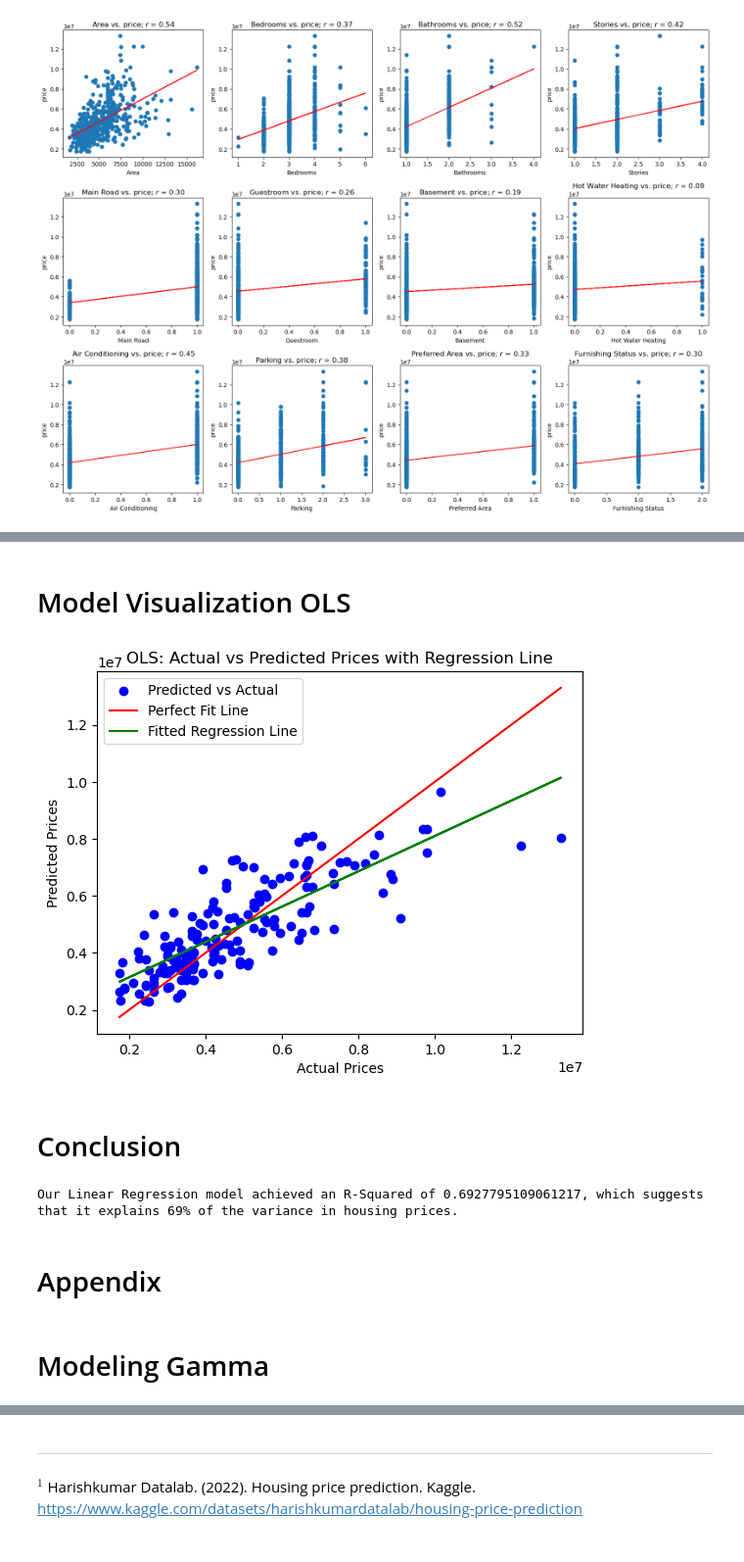
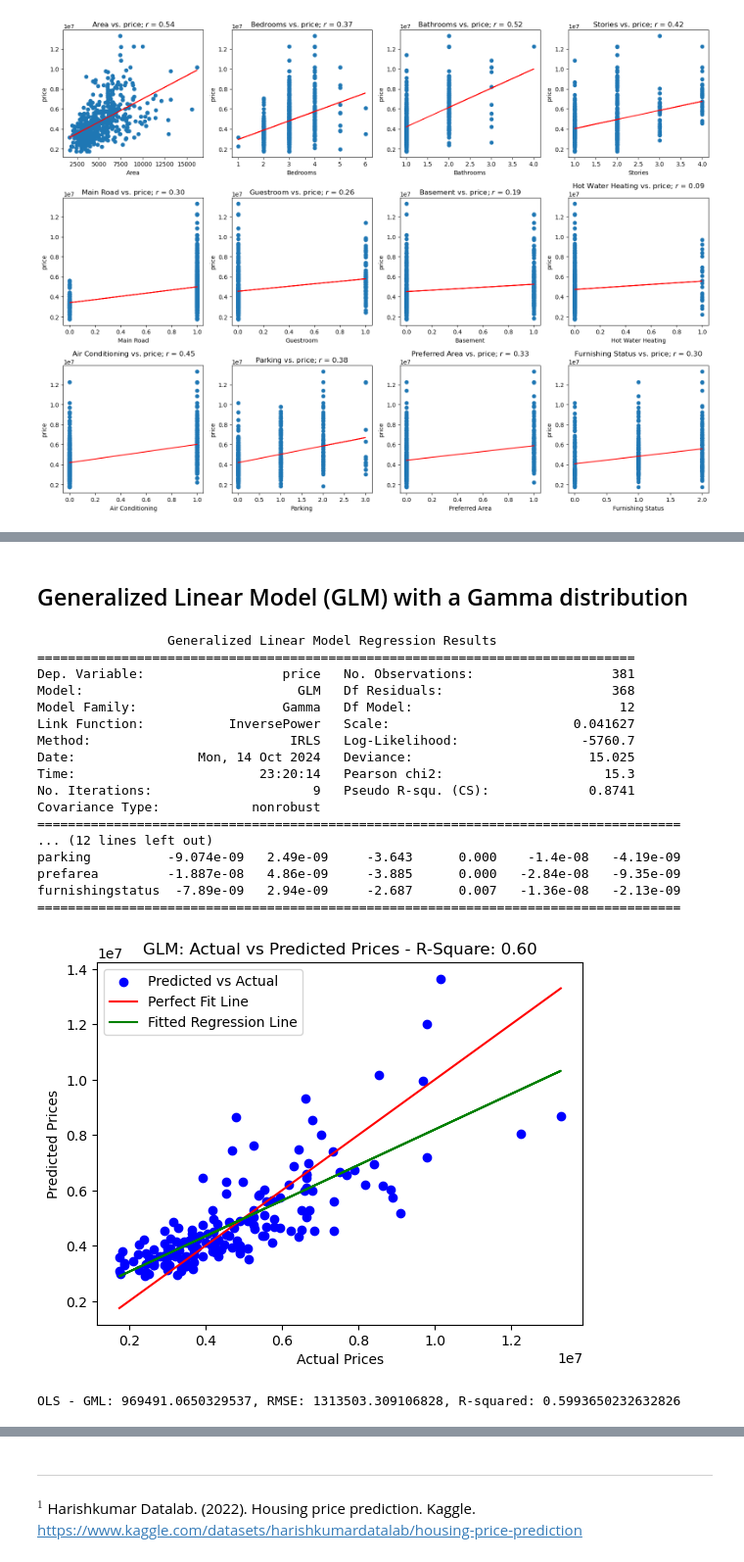
Before and after one commit to apadin-usd/AAI-500-Final-Project-Code-Team-4, a Jupyter notebook: notebooks/housing_prediction.ipynb, the cells around one changed output, grey strips where cells are left out. Shown: that part at 98% size. Cells and saved outputs as stored; diff of their text form; code cells hidden in the pictures.

Commit message:
Added OLS, Gamma and Lasso

```diff
--- a/notebooks/final_project.ipynb
+++ b/notebooks/housing_prediction.ipynb
@@ -300,41 +318,43 @@ OLS - MAE: 925543.5483156556, RMSE: 1238970.442919462, R-squared: 0.643541962895
-# %% [markdown]
-#  Model Visualization OLS
-# %%
-# Scatter plot of actual vs predicted prices from the OLS model
-plt.scatter(y_test, ols_predictions, color='blue', label='Predicted vs Actual')  # Use OLS predictions
-
-# Adding a perfect fit line (y = x)
-line = np.linspace(min(y_test), max(y_test), 100)
-plt.plot(line, line, color='red', label='Perfect Fit Line')
-
-# Fitting the regression line to the actual vs predicted values
-regression_line = np.polyfit(y_test, ols_predictions, 1)  # Fit line based on OLS predictions
-plt.plot(y_test, np.polyval(regression_line, y_test), color='green', label='Fitted Regression Line')
-
-# Adding labels, title, and legend
-plt.xlabel("Actual Prices")
-plt.ylabel("Predicted Prices")
-plt.title("OLS: Actual vs Predicted Prices with Regression Line")
-plt.legend()
-plt.show()
-# %% [output]
-[figure, removed]
-# %% [markdown]
-# Conclusion
-# %%
-
-print(f'Our Linear Regression model achieved an R-Squared of {ols_model.rsquared}, which suggests that it explains {(ols_model.rsquared * 100):.0f}% of the variance in housing prices.')
-# %% [output]
-Our Linear Regression model achieved an R-Squared of 0.6927795109061217, which suggests that it explains 69% of the variance in housing prices.
-# %% [markdown]
-#  Appendix
-# %% [markdown]
-# Modeling Gamma
+# %% [markdown]
+## Generalized Linear Model (GLM) with a Gamma distribution
 # %%
 X_train_glm = X_train_ols
 X_test_glm = X_test_ols
 
 glm_model = sm.GLM(y_train, X_train_glm, family=sm.families.Gamma()).fit()
 
 # make predictions
 glm_predictions = glm_model.predict(X_test_glm)
+print(glm_model.summary())
+
+null_deviance = glm_model.null_deviance
+residual_deviance = glm_model.deviance
+pseudo_r_squared = 1 - (residual_deviance / null_deviance)
+
+# save GLM performance metrics
+glm_mae = mean_absolute_error(y_test, glm_predictions)
+glm_rmse = np.sqrt(mean_squared_error(y_test, glm_predictions))
+glm_r2 = r2_score(y_test, glm_predictions)
+
+plot_scatter("GLM", y_test, glm_predictions, glm_r2) # plot scatterplot
+print(f"\nOLS - GML: {glm_mae}, RMSE: {glm_rmse}, R-squared: {glm_r2}") # Report test data R-squared
+# %% [output]
+                 Generalized Linear Model Regression Results
+==============================================================================
+Dep. Variable:                  price   No. Observations:                  381
+Model:                            GLM   Df Residuals:                      368
+Model Family:                   Gamma   Df Model:                           12
+Link Function:           InversePower   Scale:                        0.041627
+Method:                          IRLS   Log-Likelihood:                -5760.7
+Date:                Mon, 14 Oct 2024   Deviance:                       15.025
+Time:                        23:20:14   Pearson chi2:                     15.3
+No. Iterations:                     9   Pseudo R-squ. (CS):             0.8741
+Covariance Type:            nonrobust
+====================================================================================
+... (12 lines left out)
+parking          -9.074e-09   2.49e-09     -3.643      0.000    -1.4e-08   -4.19e-09
+prefarea         -1.887e-08   4.86e-09     -3.885      0.000   -2.84e-08   -9.35e-09
+furnishingstatus  -7.89e-09   2.94e-09     -2.687      0.007   -1.36e-08   -2.13e-09
+====================================================================================
+[figure, added]
+OLS - GML: 969491.0650329537, RMSE: 1313503.309106828, R-squared: 0.5993650232632826
```
Also changed, not shown: parts of 34 cells of this notebook.
